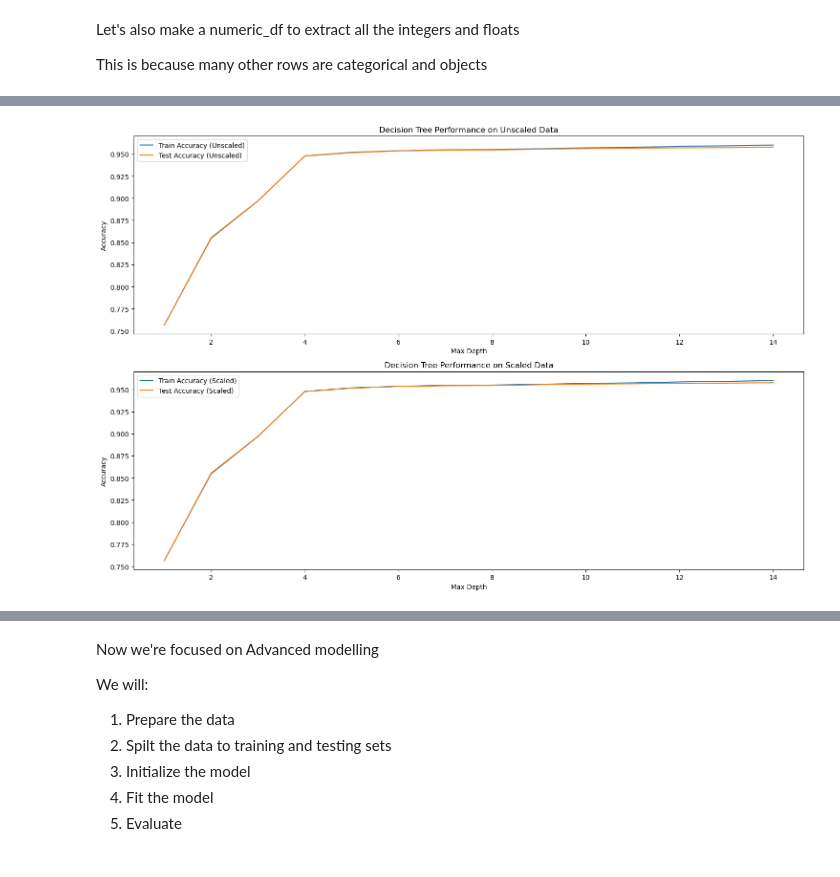
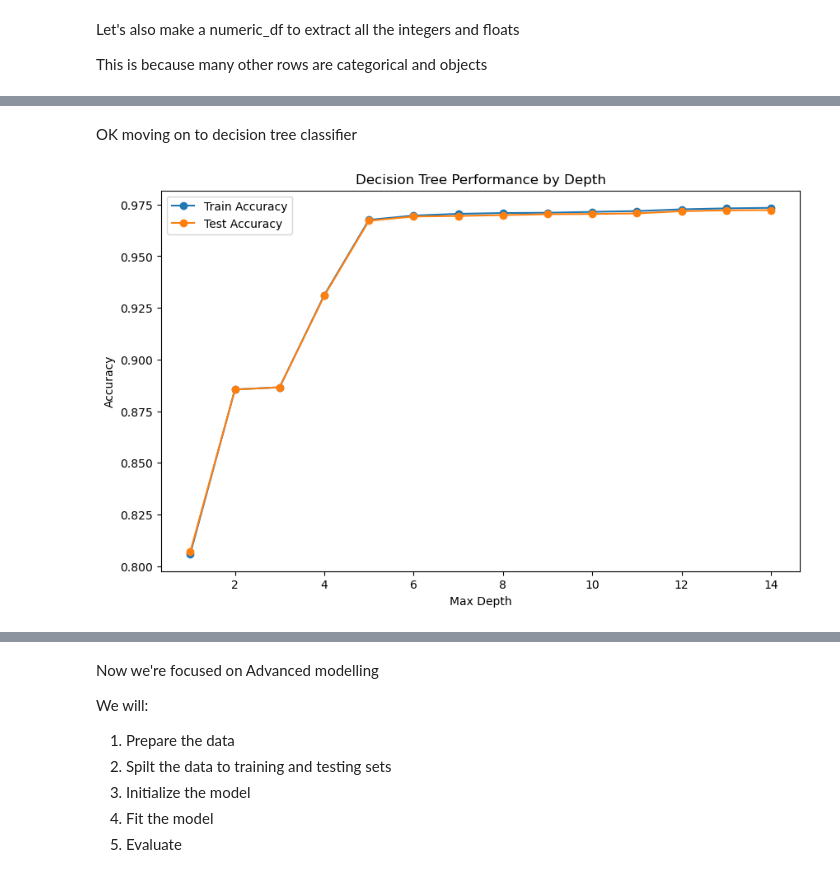
Before and after one commit to psmith1011/CS_UK_Immigration, a Jupyter notebook: Notebook_Code_Files/Book 4_CS_UK_Immigration_Psmith_Modelling.ipynb, the cells around one changed output, grey strips where cells are left out. Saved outputs shown, nothing was run; the diff lists cells and outputs as text; code cells hidden in the pictures.

```diff
--- a/Notebook_Code_Files/Book 4_CS_UK_Immigration_Psmith_Modelling.ipynb
+++ b/Notebook_Code_Files/Book 4_CS_UK_Immigration_Psmith_Modelling.ipynb
@@ -61,7 +61,7 @@ warnings.filterwarnings('ignore')
 #see max columns
 pd.options.display.max_columns = None
 # %%
-file_path = r'C:\Users\patri\Downloads\df_model.csv'
+file_path = r'C:\Users\kamik\Downloads\df_model.csv'
 
 df_model = pd.read_csv(file_path, low_memory=False)
 # %% [markdown]
@@ -95,4 +93,4 @@ df_model.duplicated().sum()
 # %%
-df_model = df_model.drop_duplicates()
+#df_model = df_model.drop_duplicates()
 
-print(f"We have {df_model.shape[0]} rows and {df_model.shape[1]} columns with string, floats and integers in our clean data.")
+#print(f"We have {df_model.shape[0]} rows and {df_model.shape[1]} columns with string, floats and integers in our clean data.")
@@ -138,6 +128,6 @@ We have 260829 rows and 7 columns with string, floats and integers in our clean
 # %%
 df_reduced_nat = df_model.drop(['Occupation', 'Industry', 'General_Region', 'Region'], axis=1)
 # %%
-df_reduced_nat = df_reduced_nat.drop_duplicates()
+#df_reduced_nat = df_reduced_nat.drop_duplicates()
 
-print(f"We have {df_reduced_nat.shape[0]} rows and {df_reduced_nat.shape[1]} columns with string, floats and integers in our clean data for our df_reduced.")
+#print(f"We have {df_reduced_nat.shape[0]} rows and {df_reduced_nat.shape[1]} columns with string, floats and integers in our clean data for our df_reduced.")
@@ -445,80 +461,67 @@ weighted avg       0.93      0.93      0.93    149262
+# %% [markdown]
+OK moving on to decision tree classifier
 # %%
-import pandas as pd
 from sklearn.model_selection import train_test_split
 from sklearn.tree import DecisionTreeClassifier
 from sklearn.preprocessing import StandardScaler
+from sklearn.metrics import classification_report
 import matplotlib.pyplot as plt
+import pandas as pd
 
-# Assuming df_reduced_nat is loaded with your data
+# Assuming df_reduced_nat is already defined and prepared
 
 # Step 1: Create the binary target variable
-# Combine 'Refused', 'Study Visa Issued', or 'Asylum Case' into a single binary target variable
 df_reduced_nat['Target'] = ((df_reduced_nat['Case outcome_Refused'] |
                              df_reduced_nat['Case outcome_Study Visa Issued']) |
                              df_reduced_nat['Case outcome_Asylum Case']).astype(int)
 
-# Step 2: Define features, excluding 'Age_Unknown' and any 'Case outcome_' related columns, and prepare X and y
-features = [col for col in df_reduced_nat.columns if col not in ['Age_Unknown', 'Target'] and not col.startswith('Case outcome_')]
+# Define features, excluding 'Case outcome_' related columns, and the new 'Target' column
+features = [col for col in df_reduced_nat.columns if col not in ['Target'] and not col.startswith('Case outcome_')]
 X = df_reduced_nat[features]
 y = df_reduced_nat['Target']
 
 # Step 3: Split the dataset into training and testing sets
 X_train, X_test, y_train, y_test = train_test_split(X, y, test_size=0.2, random_state=42)
 
-# Optional: Scale the data for comparison (not required for Decision Trees but shown here for educational purposes)
-scaler = StandardScaler()
-X_train_scaled = scaler.fit_transform(X_train)
-X_test_scaled = scaler.transform(X_test)
+# Initialize a dictionary to store classification reports for each depth
+classification_reports = {}
 
-# Initialize lists to store accuracies
+# Initialize lists to store accuracies for the non-scaled features
 train_accs, test_accs = [], []
-train_accs_s, test_accs_s = [], []
 
 depth_values = range(1, 15)
 
-# Step 4: Train and evaluate Decision Tree model on unscaled data
+# Step 4: Train and evaluate Decision Tree model over different depths
 for d in depth_values:
     dt = DecisionTreeClassifier(max_depth=d, random_state=42)
     dt.fit(X_train, y_train)
     train_accs.append(dt.score(X_train, y_train))
     test_accs.append(dt.score(X_test, y_test))
 
-# Step 5: Train and evaluate the model on scaled data (for educational purposes)
-for d in depth_values:
-    dt_scaled = DecisionTreeClassifier(max_depth=d, random_state=42)
-    dt_scaled.fit(X_train_scaled, y_train)
-    train_accs_s.append(dt_scaled.score(X_train_scaled, y_train))
-    test_accs_s.append(dt_scaled.score(X_test_scaled, y_test))
+    # Predicting the target variable for the testing set at current depth
+    y_pred = dt.predict(X_test)
+
+    # Evaluating the model and storing the classification report
+    report = classification_report(y_test, y_pred, output_dict=True)
+    classification_reports[f'Depth {d}'] = report
 
 # Plotting the performance
-plt.figure(figsize=(15, 10))
+plt.figure(figsize=(10, 6))
 
-# Unscaled Data Plot
-plt.subplot(211)
-plt.plot(depth_values, train_accs, label='Train Accuracy (Unscaled)')
-plt.plot(depth_values, test_accs, label='Test Accuracy (Unscaled)')
+# Data Plot for Accuracy by Depth
+plt.plot(depth_values, train_accs, label='Train Accuracy', marker='o')
+plt.plot(depth_values, test_accs, label='Test Accuracy', marker='o')
 plt.legend()
 plt.xlabel('Max Depth')
 plt.ylabel('Accuracy')
-plt.title('Decision Tree Performance on Unscaled Data')
+plt.title('Decision Tree Performance by Depth')
 
-# Scaled Data Plot
-plt.subplot(212)
-plt.plot(depth_values, train_accs_s, label='Train Accuracy (Scaled)')
-plt.plot(depth_values, test_accs_s, label='Test Accuracy (Scaled)')
-plt.legend()
-plt.xlabel('Max Depth')
-plt.ylabel('Accuracy')
-plt.title('Decision Tree Performance on Scaled Data')
-
-plt.tight_layout()
 plt.show()
 
-# Optional: Print classification report for chosen depth
+# Optional: Choose a depth based on the plots and print classification report
 chosen_depth = 5  # Example, adjust based on observation
-dt_optimal = DecisionTreeClassifier(max_depth=chosen_depth, random_state=42)
-dt_optimal.fit(X_train, y_train)
-y_pred = dt_optimal.predict(X_test)
-print(classification_report(y_test, y_pred))
+print("\nClassification Report for chosen depth (Depth 5):\n", pd.DataFrame(classification_reports[f'Depth {chosen_depth}']).transpose())
+
+# Now, you can access and compare the stored reports for each depth from `classification_reports`
 # %% [output]
-[figure, old version]
+[figure, new version]
```
Also changed, not shown: parts of 45 cells of this notebook, 4 other files.
